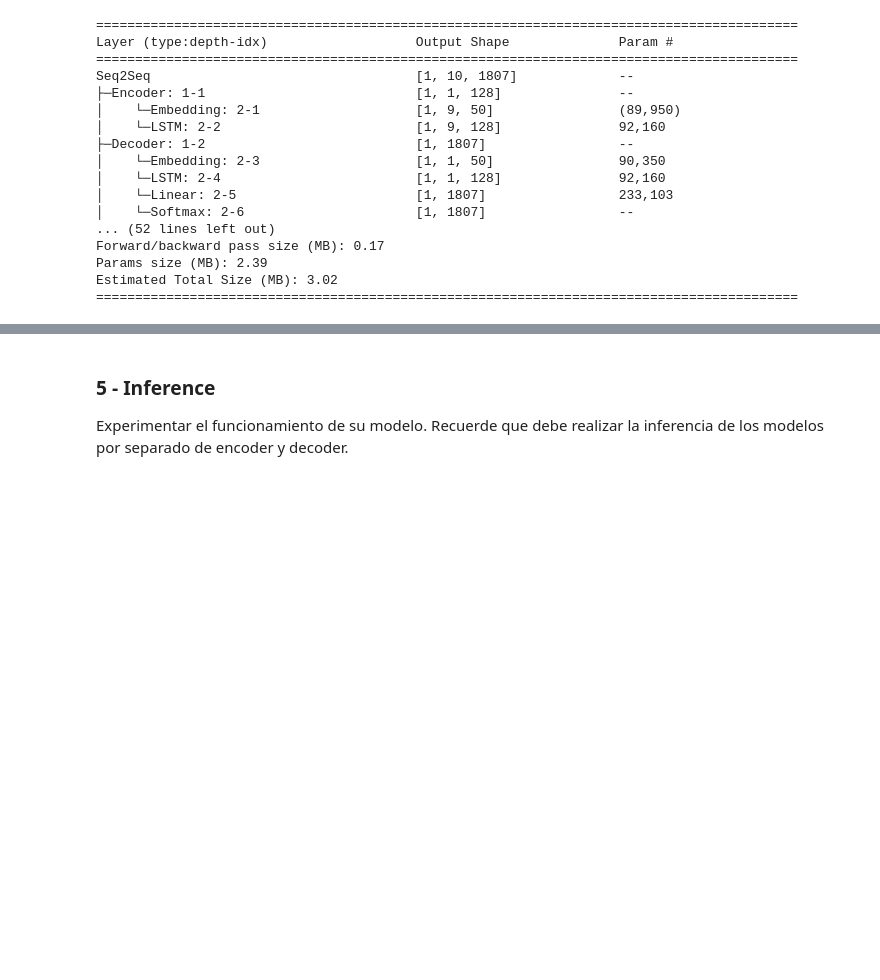
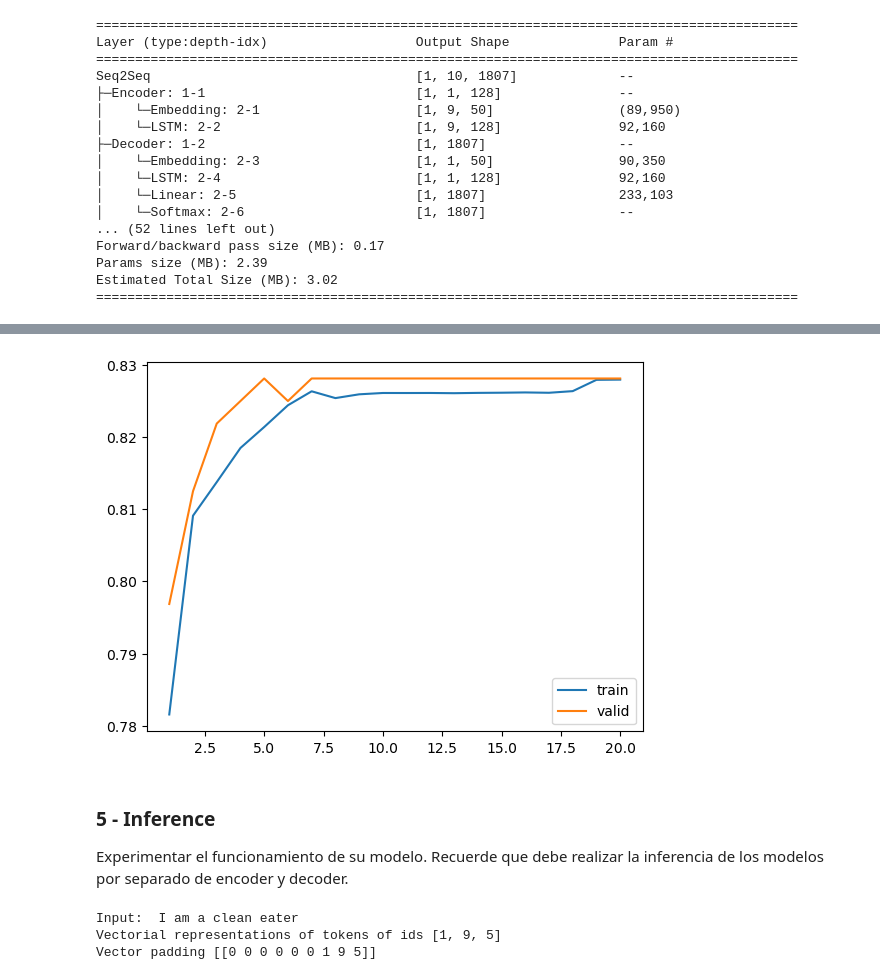
Before and after one commit to BenjaSar/NLP, a Jupyter notebook: 6- bot_qa.ipynb, the cells around one changed output, grey strips where cells are left out. Drawn from its saved outputs; the diff is of its cells as text; code cells hidden in the pictures; blank space fills up the shorter version.

```diff
--- a/6- bot_qa.ipynb
+++ b/6- bot_qa.ipynb
@@ -274,7 +286,8 @@ from torch_helpers import pad_sequences
 encoder_input_seq = pad_sequences(input_integer_seq, maxlen=max_input_len)
 print('Encoder input sequences shape: ', encoder_input_seq.shape)
 
-decoder_input_seq = pad_sequences(output_integer_seq, maxlen=max_output_len, padding='post')
+decoder_input_seq = pad_sequences(
+    output_integer_seq, maxlen=max_output_len, padding='post')
 print('Decoder input sequences shape: ', decoder_input_seq.shape)
 # %% [output]
 Encoder input sequences shape:  (6033, 9)
@@ -522,16 +546,19 @@ class Encoder(nn.Module):
         self.lstm_size = 128
         self.num_layers = 1
         self.embedding_dim = embed_dim
-        self.embedding = nn.Embedding(num_embeddings=vocab_size, embedding_dim=self.embedding_dim, padding_idx=0)
+        self.embedding = nn.Embedding(
+            num_embeddings=vocab_size, embedding_dim=self.embedding_dim, padding_idx=0)
         self.embedding.weight.data.copy_(torch.from_numpy(embedding_matrix))
-        self.embedding.weight.requires_grad = False  # marcar como layer no entrenable (freeze)
+        # marcar como layer no entrenable (freeze)
+        self.embedding.weight.requires_grad = False
         self.lstm = nn.LSTM(input_size=self.embedding_dim, hidden_size=self.lstm_size, batch_first=True,
-                            num_layers=self.num_layers) # LSTM layer
+                            num_layers=self.num_layers)  # LSTM layer
 
     def forward(self, x):
         out = self.embedding(x)
         lstm_output, (ht, ct) = self.lstm(out)
         return (ht, ct)
+
 
 class Decoder(nn.Module):
     def __init__(self, vocab_size, output_dim):
@@ -543,18 +570,23 @@ class Decoder(nn.Module):
         self.embedding_dim = embed_dim
         self.output_dim = output_dim
 
-        self.embedding = nn.Embedding(num_embeddings=vocab_size, embedding_dim=self.embedding_dim, padding_idx=0)
+        self.embedding = nn.Embedding(
+            num_embeddings=vocab_size, embedding_dim=self.embedding_dim, padding_idx=0)
         self.lstm = nn.LSTM(input_size=self.embedding_dim, hidden_size=self.lstm_size, batch_first=True,
-                            num_layers=self.num_layers) # LSTM layer
-        self.fc1 = nn.Linear(in_features=self.lstm_size, out_features=self.output_dim) # Fully connected layer
+                            num_layers=self.num_layers)  # LSTM layer
+        # Fully connected layer
+        self.fc1 = nn.Linear(in_features=self.lstm_size,
+                             out_features=self.output_dim)
 
-        self.softmax = nn.Softmax(dim=1) # normalize in dim 1
+        self.softmax = nn.Softmax(dim=1)  # normalize in dim 1
 
     def forward(self, x, prev_state):
         out = self.embedding(x)
         lstm_output, (ht, ct) = self.lstm(out, prev_state)
-        out = self.softmax(self.fc1(lstm_output[:,-1,:])) # take last output (last seq)
+        # take last output (last seq)
+        out = self.softmax(self.fc1(lstm_output[:, -1, :]))
         return out, (ht, ct)
+
 
 class Seq2Seq(nn.Module):
     def __init__(self, encoder, decoder):
@@ -600,21 +632,25 @@ class Seq2Seq(nn.Module):
             # esta linea.
             # Hay ejemplos dandos vuelta en donde se utilza un random
             # para ver en cada vuelta que técnica se aplica
-            #input = top1
+            # input = top1
 
             # guardar cada salida (softmax)
             outputs[:, t, :] = output
 
         return outputs
 
+
 encoder = Encoder(vocab_size=nb_words)
-if cuda: encoder.cuda()
+if cuda:
+    encoder.cuda()
 # decoder --> vocab_size == output_dim --> porque recibe y devuelve palabras en el mismo vocabulario
 decoder = Decoder(vocab_size=number_word_output, output_dim=number_word_output)
-if cuda: decoder.cuda()
+if cuda:
+    decoder.cuda()
 
 model = Seq2Seq(encoder, decoder)
-if cuda: model.cuda()
+if cuda:
+    model.cuda()
 
 # Crear el optimizador la una función de error
 optimizer = torch.optim.Adam(model.parameters(), lr=0.1)
@@ -661,2 +707,9 @@ Epoch: 10/10 - Train loss 66.743 - Train accuracy 0.826 - Valid Loss 66.722 - Va
+# %%
+epoch_count = range(1, len(history1['accuracy']) + 1)
+sns.lineplot(x=epoch_count,  y=history1['accuracy'], label='train')
+sns.lineplot(x=epoch_count,  y=history1['val_accuracy'], label='valid')
+plt.show()
+# %% [output]
+[figure, added]
 # %% [markdown]
 ### 5 - Inference
@@ -663,0 +724,26 @@ Experimentar el funcionamiento de su modelo. Recuerde que debe realizar la infer
+# %%
+input_test = 'I am a clean eater'
+print('Input: ', input_test)
+integer_seq_test = tokenizer_inputs.texts_to_sequences([input_test])[0]
+print('Vectorial representations of tokens of ids', integer_seq_test)
+encoder_seq_test = pad_sequences([integer_seq_test], maxlen=max_input_len)
+print("Vector padding", encoder_seq_test)
+encoder_seq_test_tensor = torch.from_numpy(encoder_seq_test.astype(np.int32))
+
+prev_state = model.encoder(encoder_seq_test_tensor.to(device))
+
+# Initialize input sequence to the decoder as <sos>
+target_seq = np.zeros((1, 1))
+target_seq[0, 0] = word2idx_outputs['<sos>']
+target_seq_tensor = torch.from_numpy(target_seq.astype(np.int32))
+
+output, prev_state = model.decoder(target_seq_tensor.to(device), prev_state)
+
+top1 = output.argmax(1).view(-1, 1)
+idx = int(top1.cpu())
+
+word = idx2word_target[idx]
+# %% [output]
+Input:  I am a clean eater
+Vectorial representations of tokens of ids [1, 9, 5]
+Vector padding [[0 0 0 0 0 0 1 9 5]]
```
Also changed, not shown: parts of 19 cells of this notebook.
